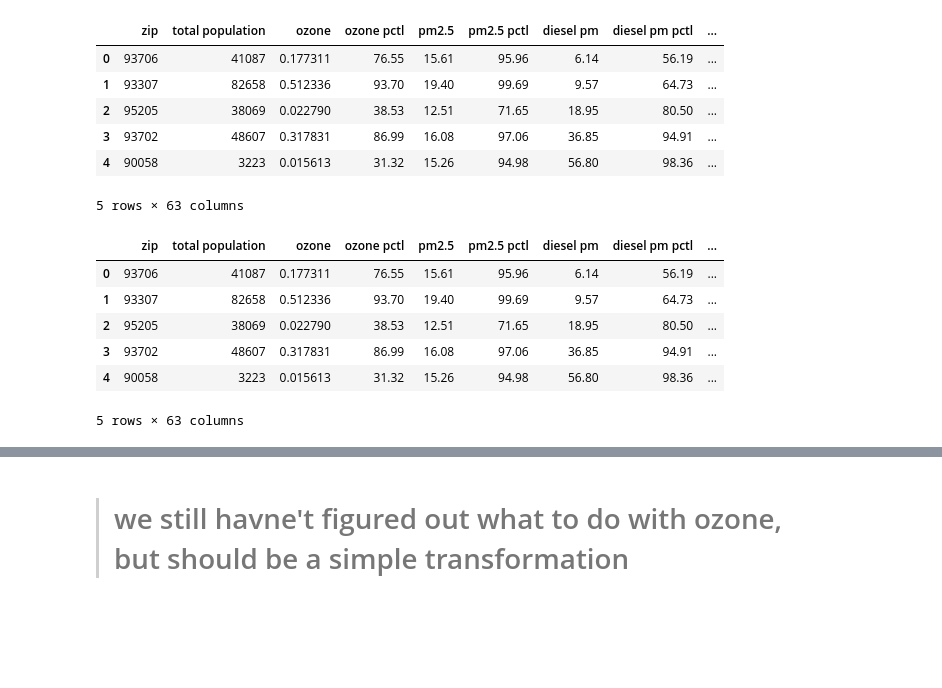
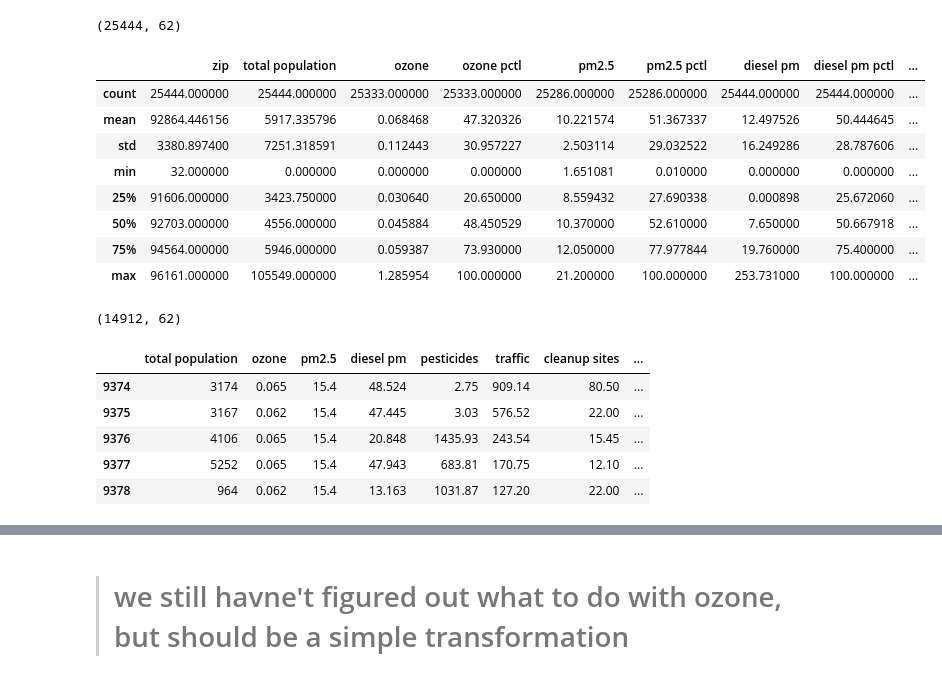
Before and after one commit to gigi-codes/warehouse_density, a Jupyter notebook: Giovanna/06_all_eda.ipynb, the cells around one changed output, grey strips where cells are left out. Drawn from its saved outputs; the diff is of its cells as text; code cells hidden in the pictures; blank space fills up the shorter version.

```diff
--- a/Giovanna/06_all_eda.ipynb
+++ b/Giovanna/06_all_eda.ipynb
@@ -14,11 +31,7 @@ import pandas as pd
 # %%
-path = '../../processed_data/all_merged.csv'
+path = '../processed_data/all_merged2.csv'
 df = pd.read_csv(path)
+
+df.shape
 # %% [output]
-|  | zip | total population | ozone | ozone pctl | pm2.5 | pm2.5 pctl | diesel pm | diesel pm pctl | ... |
-| 0 | 93706 | 41087 | 0.177311 | 76.55 | 15.61 | 95.96 | 6.14 | 56.19 | ... |
-| 1 | 93307 | 82658 | 0.512336 | 93.70 | 19.40 | 99.69 | 9.57 | 64.73 | ... |
-| 2 | 95205 | 38069 | 0.022790 | 38.53 | 12.51 | 71.65 | 18.95 | 80.50 | ... |
-| 3 | 93702 | 48607 | 0.317831 | 86.99 | 16.08 | 97.06 | 36.85 | 94.91 | ... |
-| 4 | 90058 | 3223 | 0.015613 | 31.32 | 15.26 | 94.98 | 56.80 | 98.36 | ... |
-5 rows × 63 columns
+(25444, 62)
@@ -27,10 +38,17 @@ cal = df
-# %%
-cal.head()
-# %% [output]
-|  | zip | total population | ozone | ozone pctl | pm2.5 | pm2.5 pctl | diesel pm | diesel pm pctl | ... |
-| 0 | 93706 | 41087 | 0.177311 | 76.55 | 15.61 | 95.96 | 6.14 | 56.19 | ... |
-| 1 | 93307 | 82658 | 0.512336 | 93.70 | 19.40 | 99.69 | 9.57 | 64.73 | ... |
-| 2 | 95205 | 38069 | 0.022790 | 38.53 | 12.51 | 71.65 | 18.95 | 80.50 | ... |
-| 3 | 93702 | 48607 | 0.317831 | 86.99 | 16.08 | 97.06 | 36.85 | 94.91 | ... |
-| 4 | 90058 | 3223 | 0.015613 | 31.32 | 15.26 | 94.98 | 56.80 | 98.36 | ... |
-5 rows × 63 columns
+# %%
+df.describe()
+# %% [output]
+|  | zip | total population | ozone | ozone pctl | pm2.5 | pm2.5 pctl | diesel pm | diesel pm pctl | ... |
+| count | 25444.000000 | 25444.000000 | 25333.000000 | 25333.000000 | 25286.000000 | 25286.000000 | 25444.000000 | 25444.000000 | ... |
+| mean | 92864.446156 | 5917.335796 | 0.068468 | 47.320326 | 10.221574 | 51.367337 | 12.497526 | 50.444645 | ... |
+| std | 3380.897400 | 7251.318591 | 0.112443 | 30.957227 | 2.503114 | 29.032522 | 16.249286 | 28.787606 | ... |
+| min | 32.000000 | 0.000000 | 0.000000 | 0.000000 | 1.651081 | 0.010000 | 0.000000 | 0.000000 | ... |
+| 25% | 91606.000000 | 3423.750000 | 0.030640 | 20.650000 | 8.559432 | 27.690338 | 0.000898 | 25.672060 | ... |
+| 50% | 92703.000000 | 4556.000000 | 0.045884 | 48.450529 | 10.370000 | 52.610000 | 7.650000 | 50.667918 | ... |
+| 75% | 94564.000000 | 5946.000000 | 0.059387 | 73.930000 | 12.050000 | 77.977844 | 19.760000 | 75.400000 | ... |
+| max | 96161.000000 | 105549.000000 | 1.285954 | 100.000000 | 21.200000 | 100.000000 | 253.731000 | 100.000000 | ... |
+# %%
+df.dropna(inplace=True)
+df.shape
+# %% [output]
+(14912, 62)
@@ -36,0 +96,15 @@ cal.head()
+# %%
+# make a dataframe with just the initial_columns_to_fit, and all NaNs filled with median.
+# amgd_cut = amgd[initial_columns_to_fit].fillna(amgd[initial_columns_to_fit].median())
+
+y = df['asthma']
+
+X = df[initial_columns_to_fit]
+X.head()
+# %% [output]
+|  | total population | ozone | pm2.5 | diesel pm | pesticides | traffic | cleanup sites | ... |
+| 9374 | 3174 | 0.065 | 15.4 | 48.524 | 2.75 | 909.14 | 80.50 | ... |
+| 9375 | 3167 | 0.062 | 15.4 | 47.445 | 3.03 | 576.52 | 22.00 | ... |
+| 9376 | 4106 | 0.065 | 15.4 | 20.848 | 1435.93 | 243.54 | 15.45 | ... |
+| 9377 | 5252 | 0.065 | 15.4 | 47.943 | 683.81 | 170.75 | 12.10 | ... |
+| 9378 | 964 | 0.062 | 15.4 | 13.163 | 1031.87 | 127.20 | 22.00 | ... |
```
Also changed, not shown: parts of 76 cells of this notebook, 1 other file.
